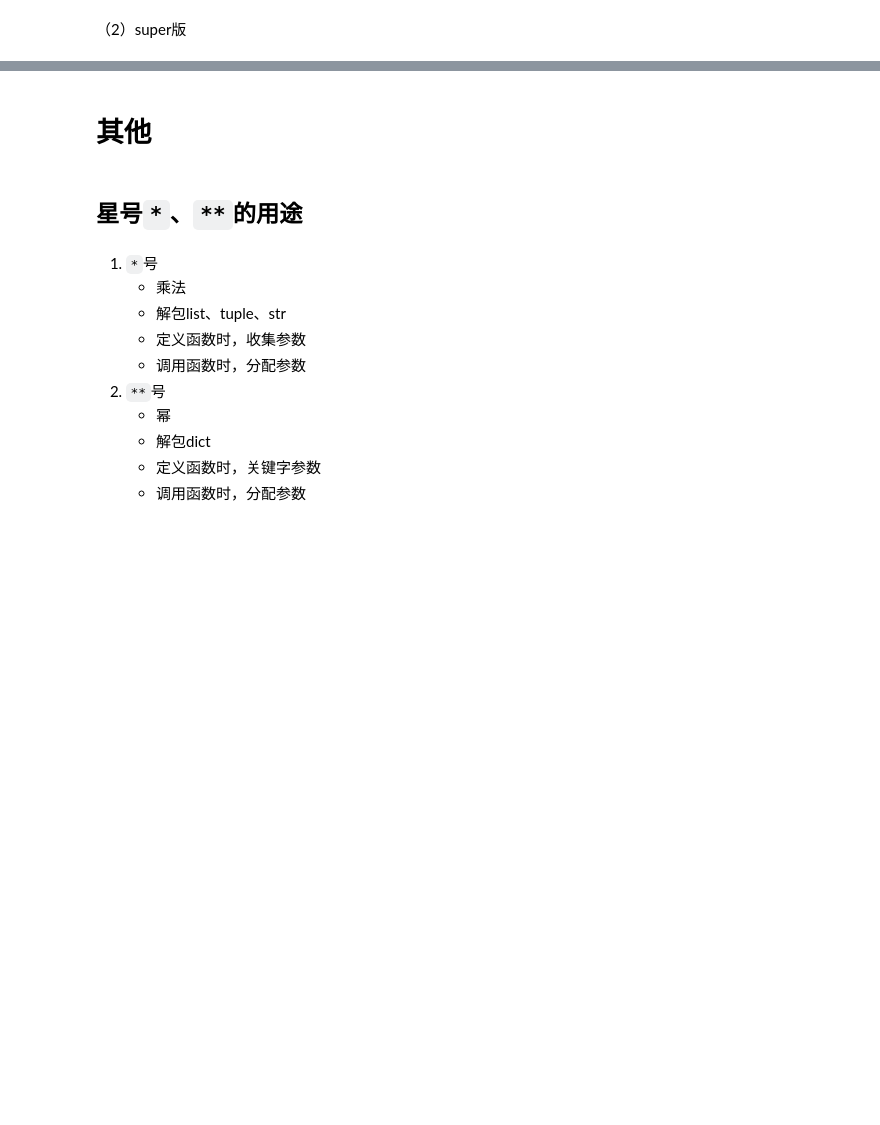
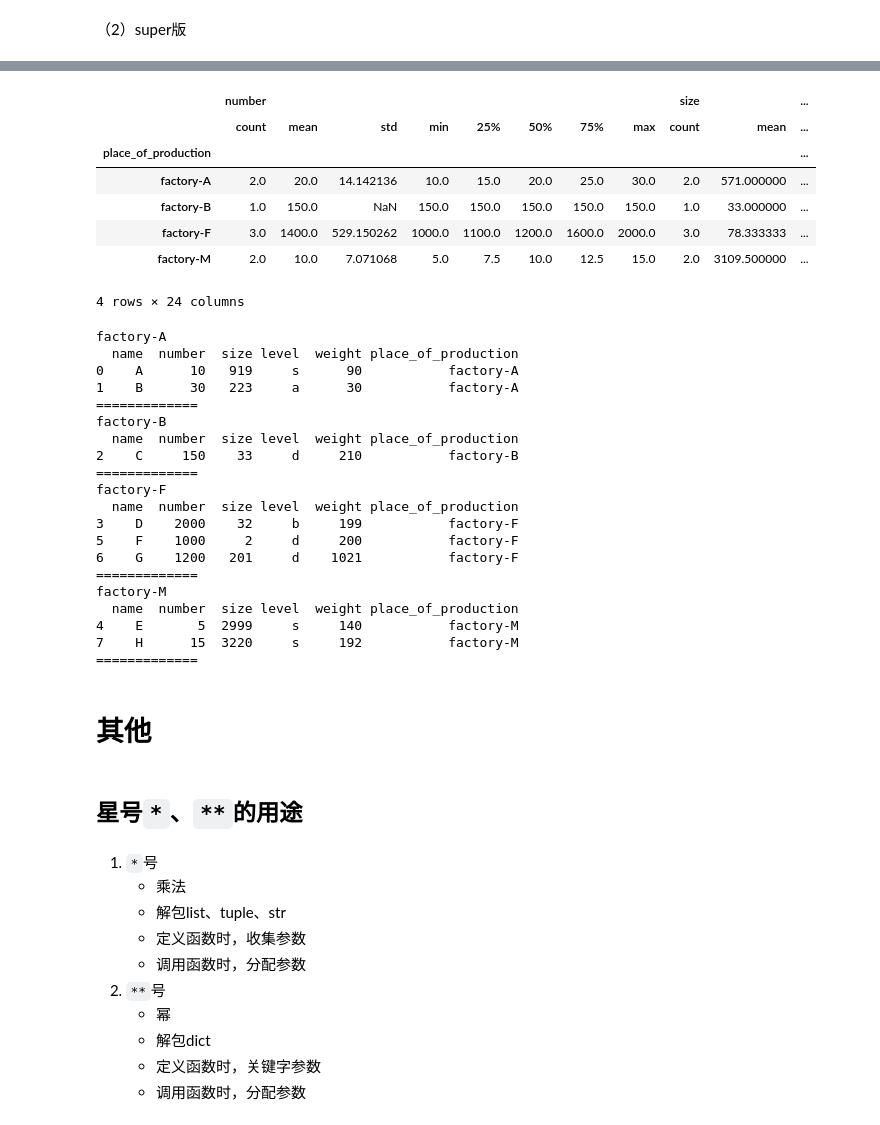
Before and after one commit to aisuandebowen/pyReview, a Jupyter notebook: pyStu.ipynb, the cells around one changed output, grey strips where cells are left out. Drawn from its saved outputs; the diff is of its cells as text; code cells hidden in the pictures; blank space fills up the shorter version.

```diff
--- a/pyStu.ipynb
+++ b/pyStu.ipynb
@@ -680,3 +1401,41 @@ name:Adam, age:18, ID:510802
+# %%
+df3 = file2.groupby('place_of_production')
+
+display(df3.describe())
+
+for name, group in df3:
+    print(name)
+    print(group)
+    print('=============')
+# %% [output]
+|  | number |  |  |  |  |  |  |  | size |  | ... |
+|  | count | mean | std | min | 25% | 50% | 75% | max | count | mean | ... |
+| place_of_production |  |  |  |  |  |  |  |  |  |  | ... |
+| factory-A | 2.0 | 20.0 | 14.142136 | 10.0 | 15.0 | 20.0 | 25.0 | 30.0 | 2.0 | 571.000000 | ... |
+| factory-B | 1.0 | 150.0 | NaN | 150.0 | 150.0 | 150.0 | 150.0 | 150.0 | 1.0 | 33.000000 | ... |
+| factory-F | 3.0 | 1400.0 | 529.150262 | 1000.0 | 1100.0 | 1200.0 | 1600.0 | 2000.0 | 3.0 | 78.333333 | ... |
+| factory-M | 2.0 | 10.0 | 7.071068 | 5.0 | 7.5 | 10.0 | 12.5 | 15.0 | 2.0 | 3109.500000 | ... |
+4 rows × 24 columns
+factory-A
+  name  number  size level  weight place_of_production
+0    A      10   919     s      90           factory-A
+1    B      30   223     a      30           factory-A
+=============
+factory-B
+  name  number  size level  weight place_of_production
+2    C     150    33     d     210           factory-B
+=============
+factory-F
+  name  number  size level  weight place_of_production
+3    D    2000    32     b     199           factory-F
+5    F    1000     2     d     200           factory-F
+6    G    1200   201     d    1021           factory-F
+=============
+factory-M
+  name  number  size level  weight place_of_production
+4    E       5  2999     s     140           factory-M
+7    H      15  3220     s     192           factory-M
+=============
 # %% [markdown]
 # 其他
 # %% [markdown]
```
Also changed, not shown: parts of 153 cells of this notebook.
